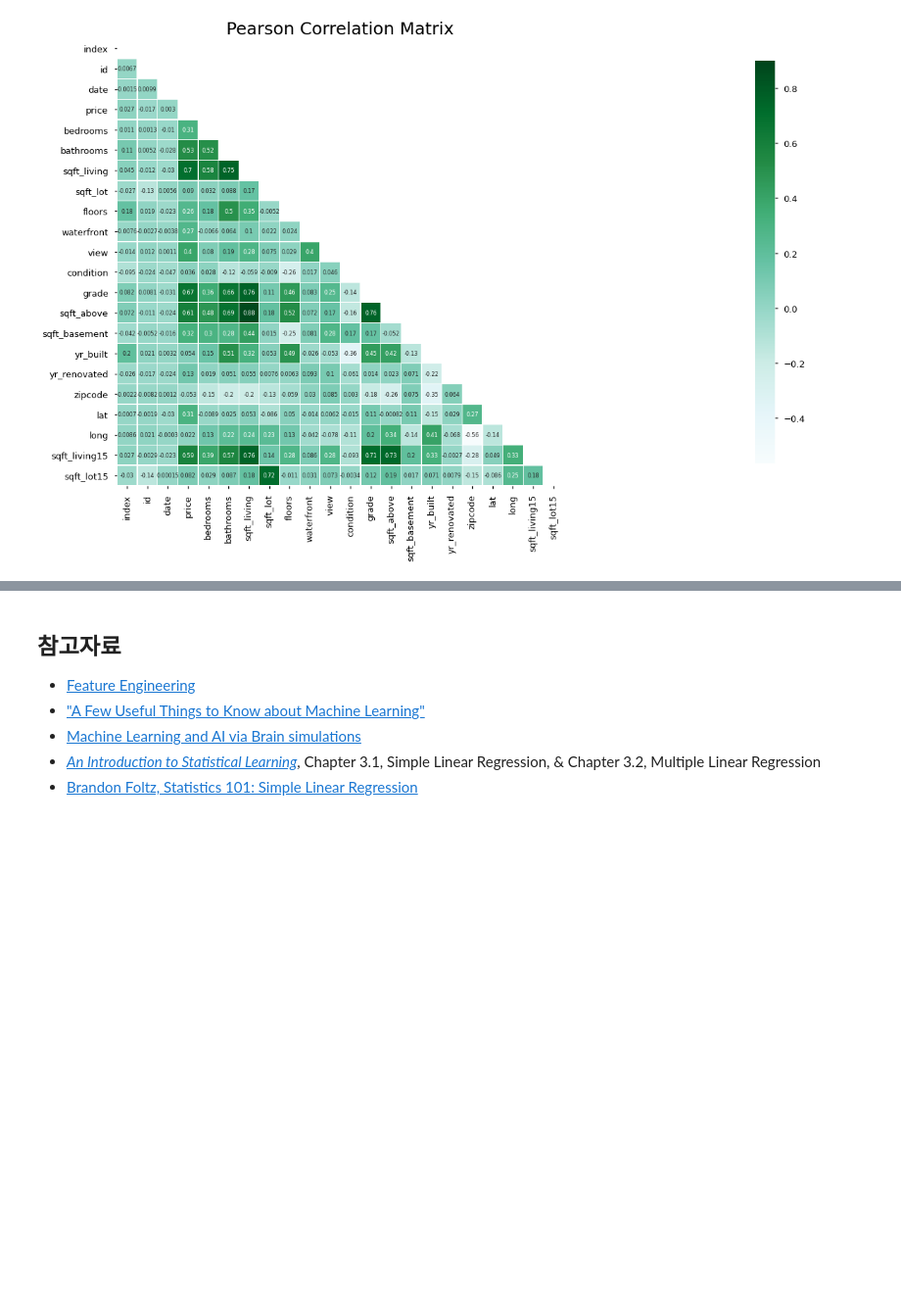
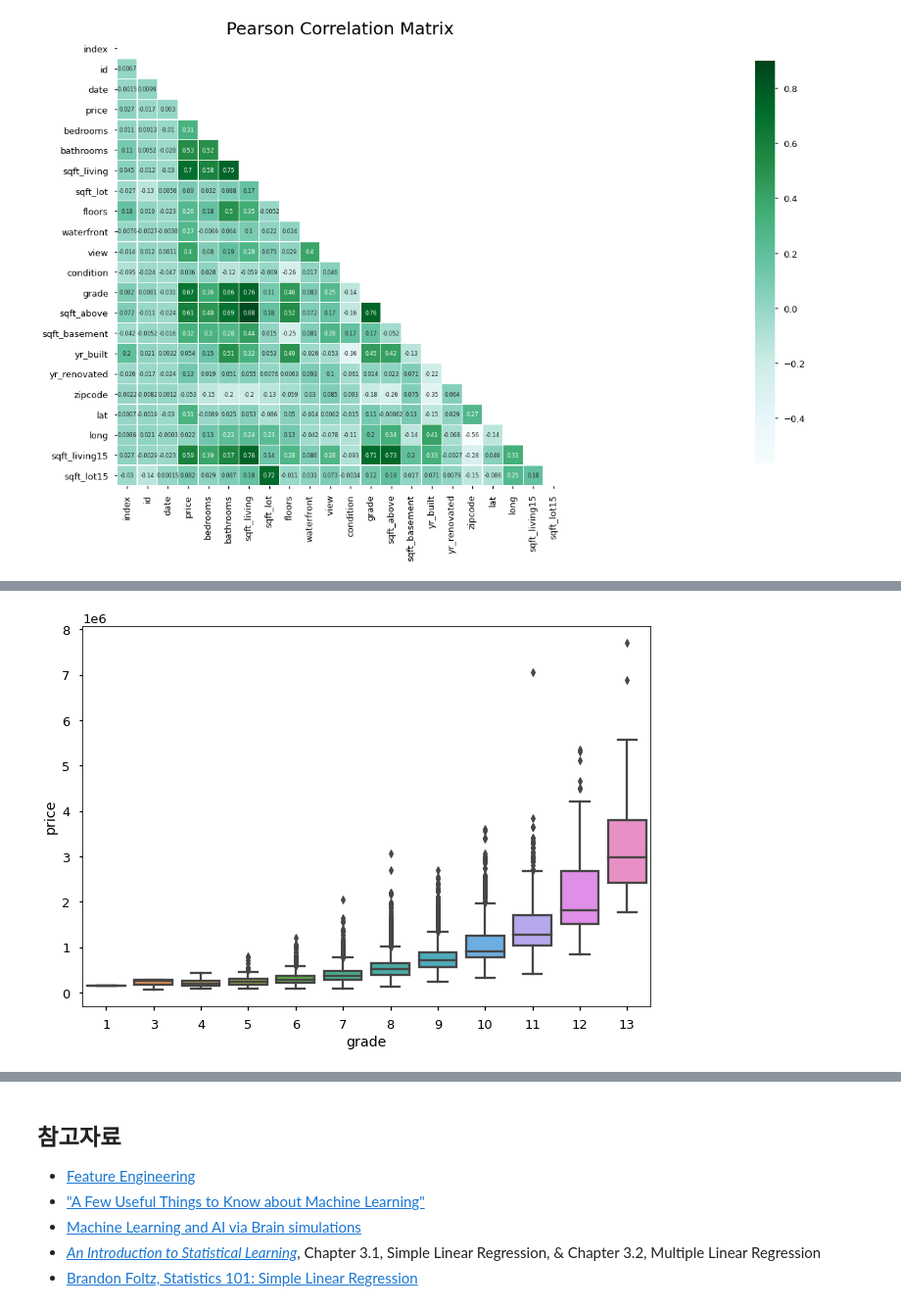
Before and after one commit to KyungRyeolBaek/study, a Jupyter notebook: n212-multiple-regression/n212a-multiple-regression.ipynb, the cells around one changed output, grey strips where cells are left out. Shown at 98% size. Saved outputs shown, nothing was run; the diff lists cells and outputs as text; code cells hidden in the pictures; blank space fills up the shorter version.

```diff
--- a/n212-multiple-regression/n212a-multiple-regression.ipynb
+++ b/n212-multiple-regression/n212a-multiple-regression.ipynb
@@ -812,0 +354,4 @@ df.iloc[:,4:].drop('long', axis = 1)
+# %%
+sns.boxplot(data = df, x = 'grade', y = 'price');
+# %% [output]
+[figure, added]
```
Also changed, not shown: parts of 42 cells of this notebook.
